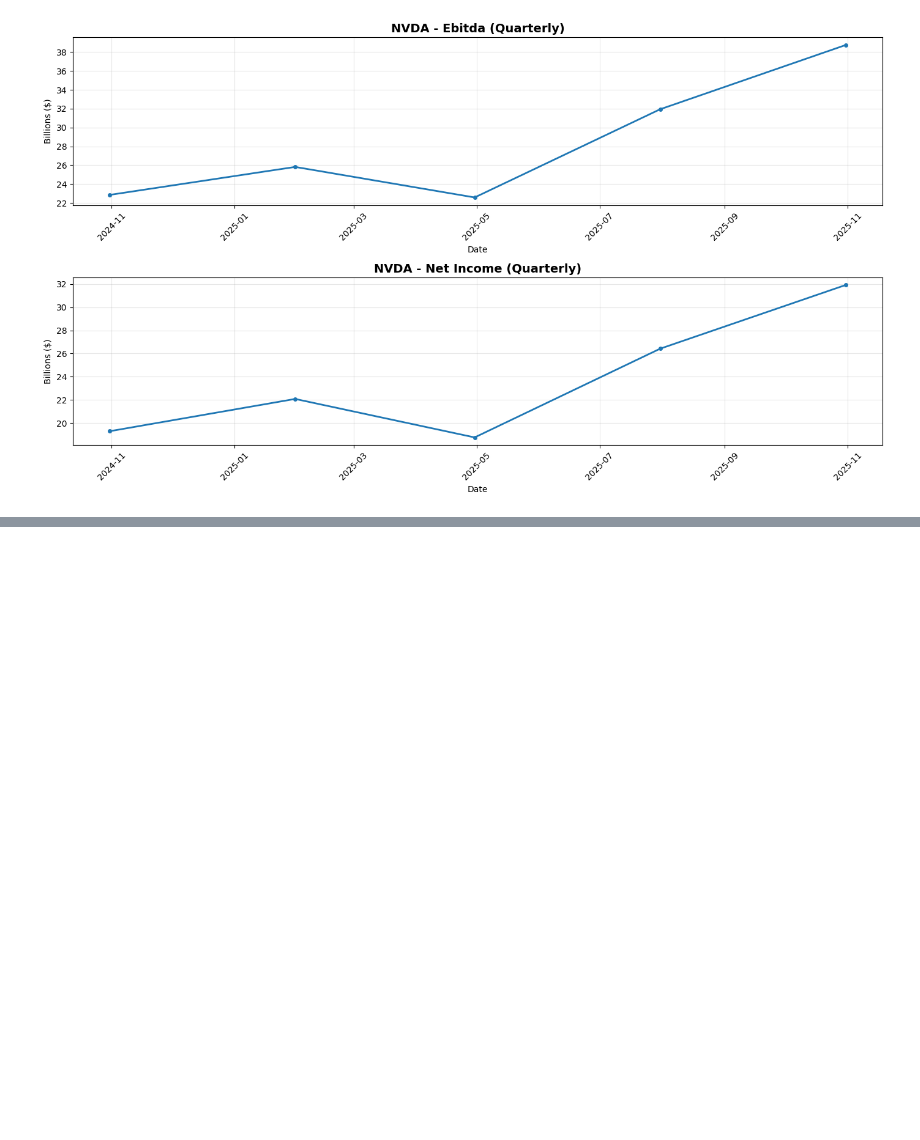
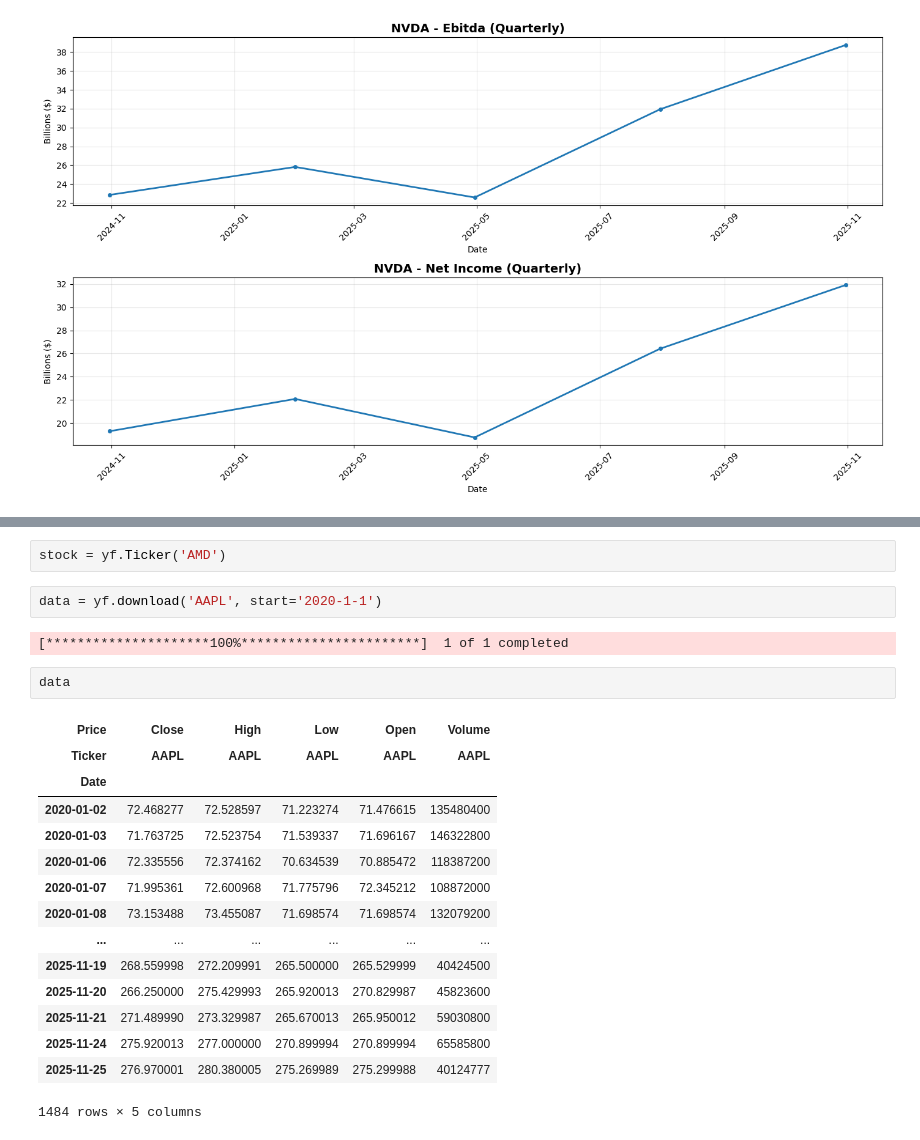
Before and after one commit to fan-tuz/financial_valuation, a Jupyter notebook: company_analysis.ipynb, the cells around one changed output, grey strips where cells are left out. Cells and saved outputs as stored; diff of their text form; blank space fills up the shorter version.

```diff
--- a/company_analysis.ipynb
+++ b/company_analysis.ipynb
@@ -63,0 +143,24 @@ plot_metrics('NVDA', metrics=['ebitda', 'net_income'])
+# %%
+stock = yf.Ticker('AMD')
+# %%
+data = yf.download('AAPL', start='2020-1-1')
+# %% [output]
+[*********************100%***********************]  1 of 1 completed
+# %%
+data
+# %% [output]
+| Price | Close | High | Low | Open | Volume |
+| Ticker | AAPL | AAPL | AAPL | AAPL | AAPL |
+| Date |  |  |  |  |  |
+| 2020-01-02 | 72.468277 | 72.528597 | 71.223274 | 71.476615 | 135480400 |
+| 2020-01-03 | 71.763725 | 72.523754 | 71.539337 | 71.696167 | 146322800 |
+| 2020-01-06 | 72.335556 | 72.374162 | 70.634539 | 70.885472 | 118387200 |
+| 2020-01-07 | 71.995361 | 72.600968 | 71.775796 | 72.345212 | 108872000 |
+| 2020-01-08 | 73.153488 | 73.455087 | 71.698574 | 71.698574 | 132079200 |
+| ... | ... | ... | ... | ... | ... |
+| 2025-11-19 | 268.559998 | 272.209991 | 265.500000 | 265.529999 | 40424500 |
+| 2025-11-20 | 266.250000 | 275.429993 | 265.920013 | 270.829987 | 45823600 |
+| 2025-11-21 | 271.489990 | 273.329987 | 265.670013 | 265.950012 | 59030800 |
+| 2025-11-24 | 275.920013 | 277.000000 | 270.899994 | 270.899994 | 65585800 |
+| 2025-11-25 | 276.970001 | 280.380005 | 275.269989 | 275.299988 | 40124777 |
+1484 rows × 5 columns
```
Also changed, not shown: parts of 15 cells of this notebook, 3 other files.
